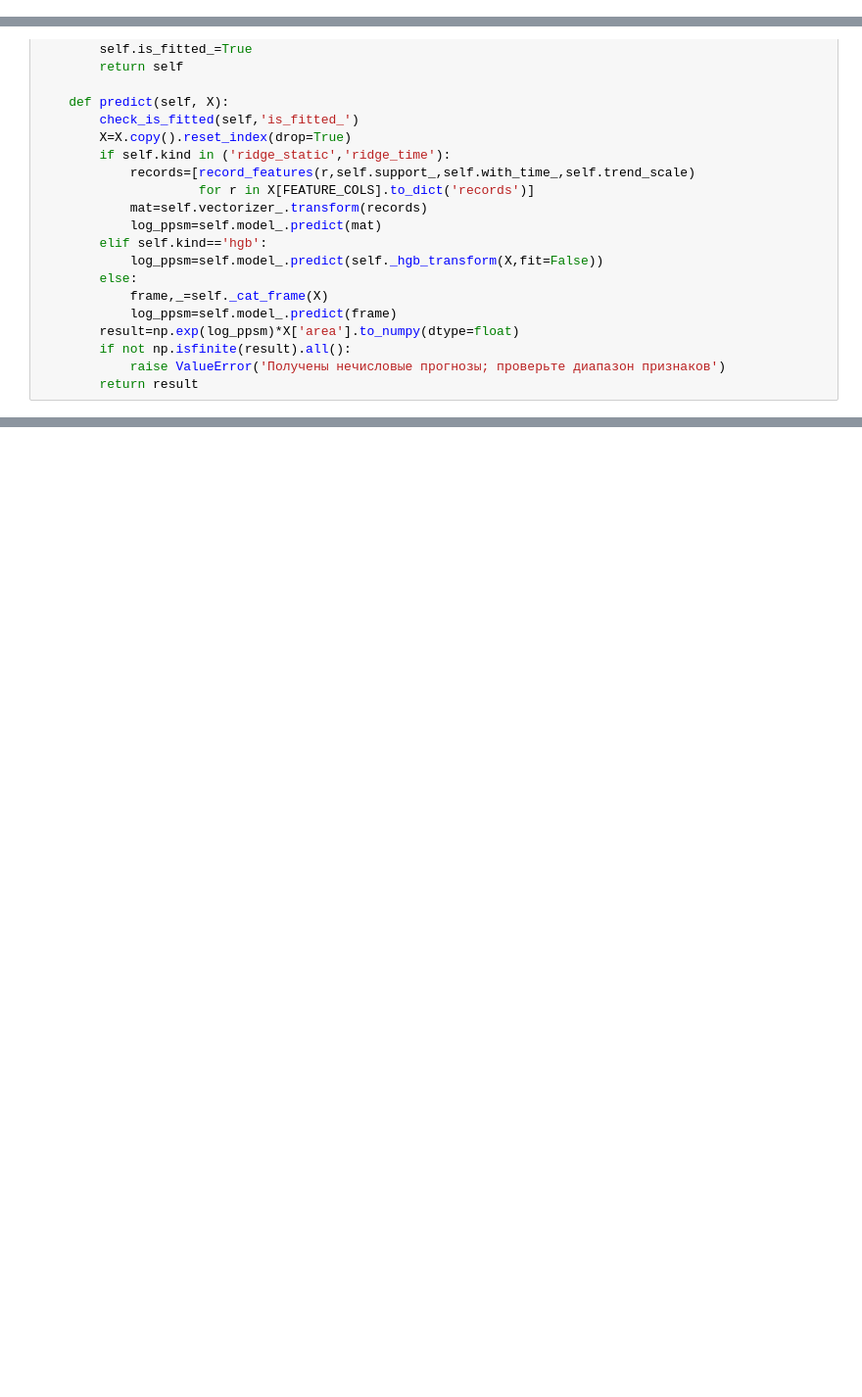
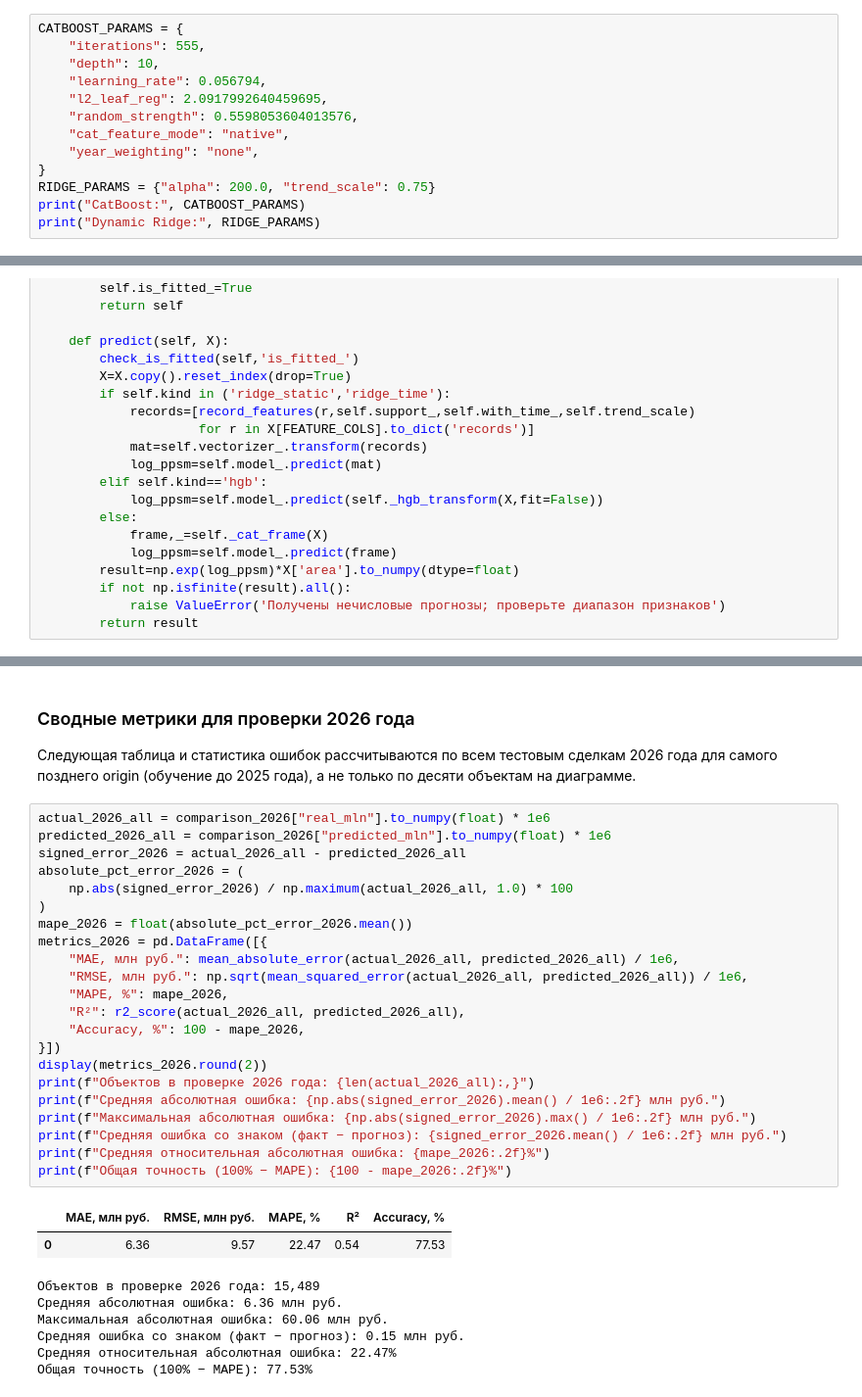
Before and after one commit to o-Anna-o/Prognosis_system, a Jupyter notebook: Prognosis_model.ipynb, the cells around one changed output, grey strips where cells are left out. Shown at 98% size. Saved outputs shown, nothing was run; the diff lists cells and outputs as text; blank space fills up the shorter version.

```diff
--- a/Prognosis_model.ipynb
+++ b/Prognosis_model.ipynb
@@ -476,0 +48,13 @@ display(pd.crosstab(model_df['period_start_date'].dt.month,model_df['period_year
+# %%
+CATBOOST_PARAMS = {
+    "iterations": 555,
+    "depth": 10,
+    "learning_rate": 0.056794,
+    "l2_leaf_reg": 2.0917992640459695,
+    "random_strength": 0.5598053604013576,
+    "cat_feature_mode": "native",
+    "year_weighting": "none",
+}
+RIDGE_PARAMS = {"alpha": 200.0, "trend_scale": 0.75}
+print("CatBoost:", CATBOOST_PARAMS)
+print("Dynamic Ridge:", RIDGE_PARAMS)
@@ -1184,0 +484,35 @@ print('Модель сохранена в:',BUNDLE_PATH)
+# %% [markdown]
+### Сводные метрики для проверки 2026 года
+
+Следующая таблица и статистика ошибок рассчитываются по всем тестовым сделкам 2026 года для самого позднего origin (обучение до 2025 года), а не только по десяти объектам на диаграмме.
+# %%
+actual_2026_all = comparison_2026["real_mln"].to_numpy(float) * 1e6
+predicted_2026_all = comparison_2026["predicted_mln"].to_numpy(float) * 1e6
+signed_error_2026 = actual_2026_all - predicted_2026_all
+absolute_pct_error_2026 = (
+    np.abs(signed_error_2026) / np.maximum(actual_2026_all, 1.0) * 100
+)
+mape_2026 = float(absolute_pct_error_2026.mean())
+metrics_2026 = pd.DataFrame([{
+    "MAE, млн руб.": mean_absolute_error(actual_2026_all, predicted_2026_all) / 1e6,
+    "RMSE, млн руб.": np.sqrt(mean_squared_error(actual_2026_all, predicted_2026_all)) / 1e6,
+    "MAPE, %": mape_2026,
+    "R²": r2_score(actual_2026_all, predicted_2026_all),
+    "Accuracy, %": 100 - mape_2026,
+}])
+display(metrics_2026.round(2))
+print(f"Объектов в проверке 2026 года: {len(actual_2026_all):,}")
+print(f"Средняя абсолютная ошибка: {np.abs(signed_error_2026).mean() / 1e6:.2f} млн руб.")
+print(f"Максимальная абсолютная ошибка: {np.abs(signed_error_2026).max() / 1e6:.2f} млн руб.")
+print(f"Средняя ошибка со знаком (факт − прогноз): {signed_error_2026.mean() / 1e6:.2f} млн руб.")
+print(f"Средняя относительная абсолютная ошибка: {mape_2026:.2f}%")
+print(f"Общая точность (100% − MAPE): {100 - mape_2026:.2f}%")
+# %% [output]
+|  | MAE, млн руб. | RMSE, млн руб. | MAPE, % | R² | Accuracy, % |
+| 0 | 6.36 | 9.57 | 22.47 | 0.54 | 77.53 |
+Объектов в проверке 2026 года: 15,489
+Средняя абсолютная ошибка: 6.36 млн руб.
+Максимальная абсолютная ошибка: 60.06 млн руб.
+Средняя ошибка со знаком (факт − прогноз): 0.15 млн руб.
+Средняя относительная абсолютная ошибка: 22.47%
+Общая точность (100% − MAPE): 77.53%
```
Also changed, not shown: parts of 63 cells of this notebook, 6 other files.
